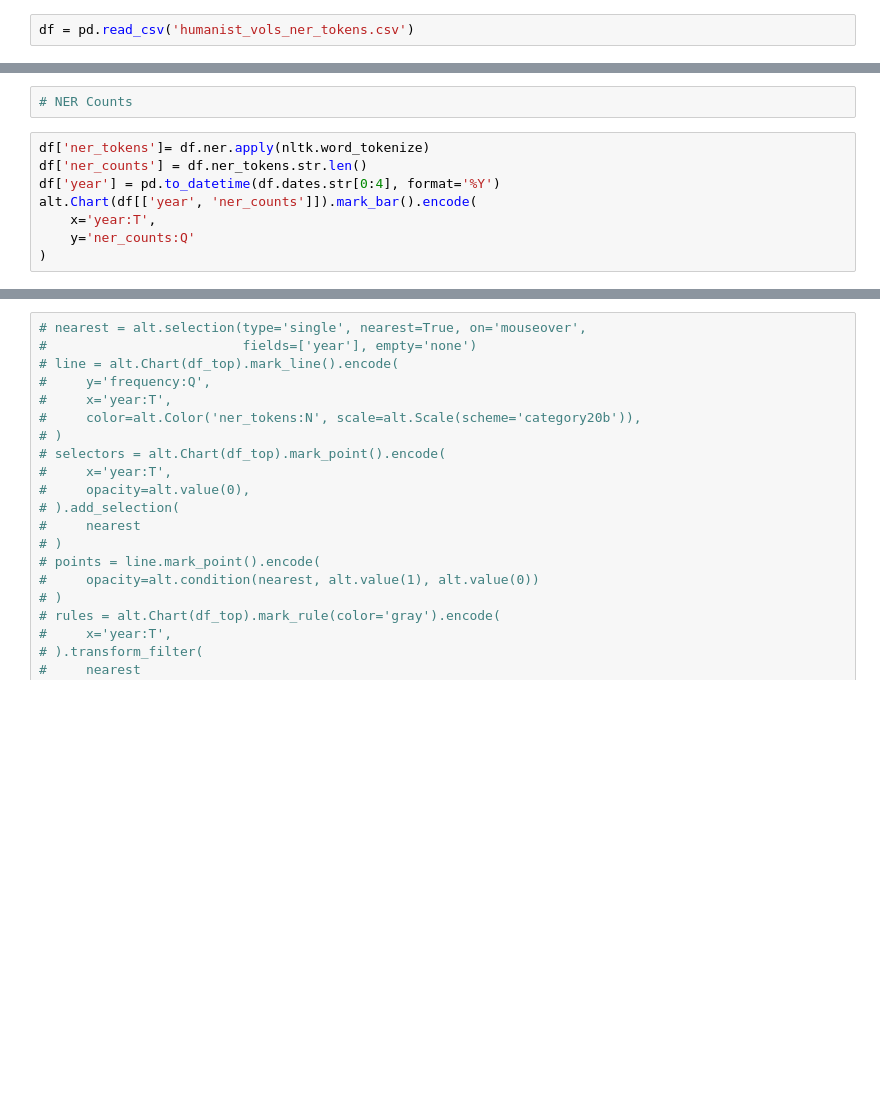
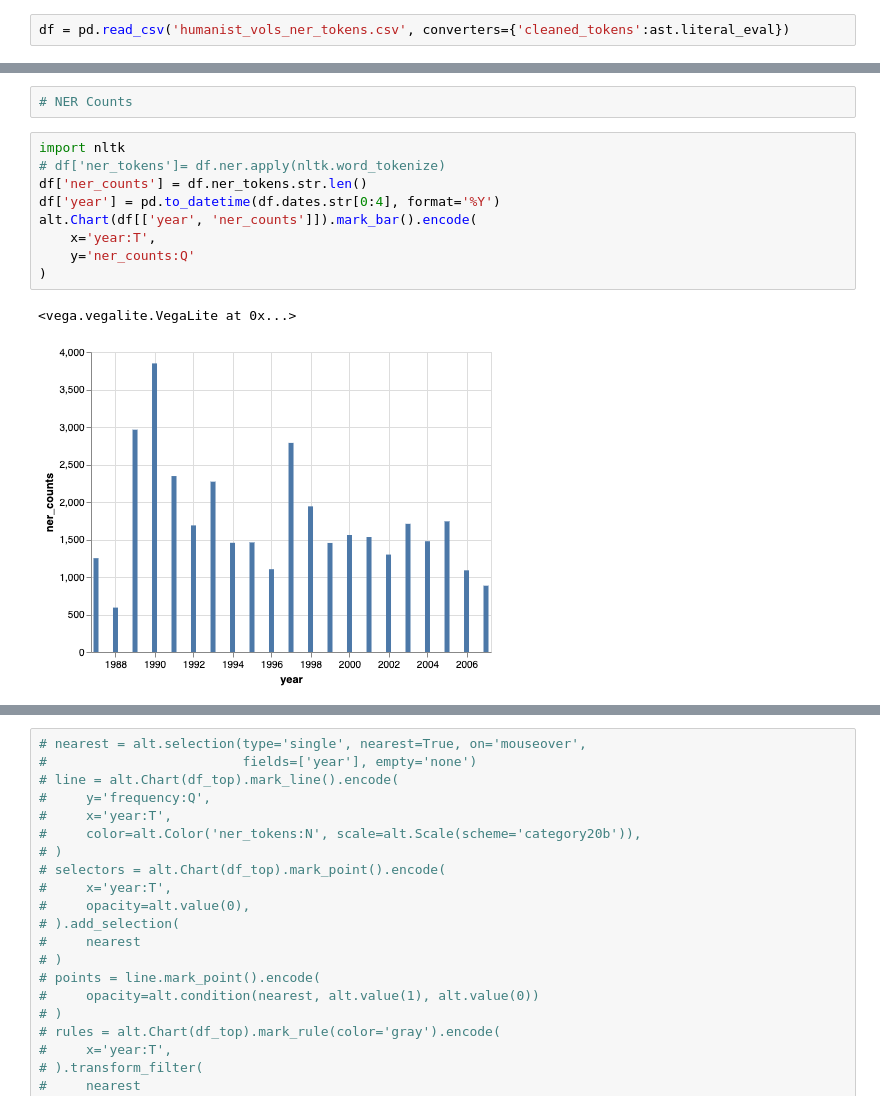
Before and after one commit to ZoeLeBlanc/IntroToDH2020, a Jupyter notebook: week9/Class Code Exercise.ipynb, the cells around one changed output, grey strips where cells are left out. Cells and saved outputs as stored; diff of their text form; blank space fills up the shorter version.

```diff
--- a/week9/Class Code Exercise.ipynb
+++ b/week9/Class Code Exercise.ipynb
@@ -9,5 +8,5 @@ DataTransformerRegistry.enable('default')
 # %%
-df = pd.read_csv('humanist_vols_ner_tokens.csv')
+df = pd.read_csv('humanist_vols_ner_tokens.csv', converters={'cleaned_tokens':ast.literal_eval})
 # %%
 # Let's test out TF-IDF vs Word Counts vs NER
 # %%
@@ -47,13 +67,17 @@ alt.Chart(df_top).mark_area(point=True).encode(
 # %%
 # NER Counts
 # %%
-df['ner_tokens']= df.ner.apply(nltk.word_tokenize)
+import nltk
+# df['ner_tokens']= df.ner.apply(nltk.word_tokenize)
 df['ner_counts'] = df.ner_tokens.str.len()
 df['year'] = pd.to_datetime(df.dates.str[0:4], format='%Y')
 alt.Chart(df[['year', 'ner_counts']]).mark_bar().encode(
     x='year:T',
     y='ner_counts:Q'
 )
+# %% [output]
+<vega.vegalite.VegaLite at 0x...>
+[figure, added]
 # %%
 alt.Chart(df[['original_text_length', 'ner_counts', 'year']]).mark_point().encode(
     x='original_text_length:Q',
```
Also changed, not shown: parts of 4 cells of this notebook, 1 other file.
